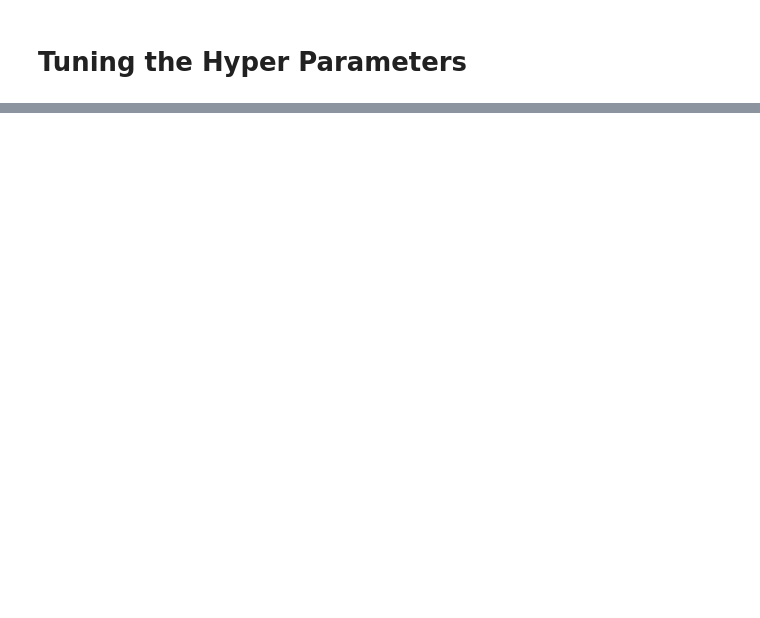
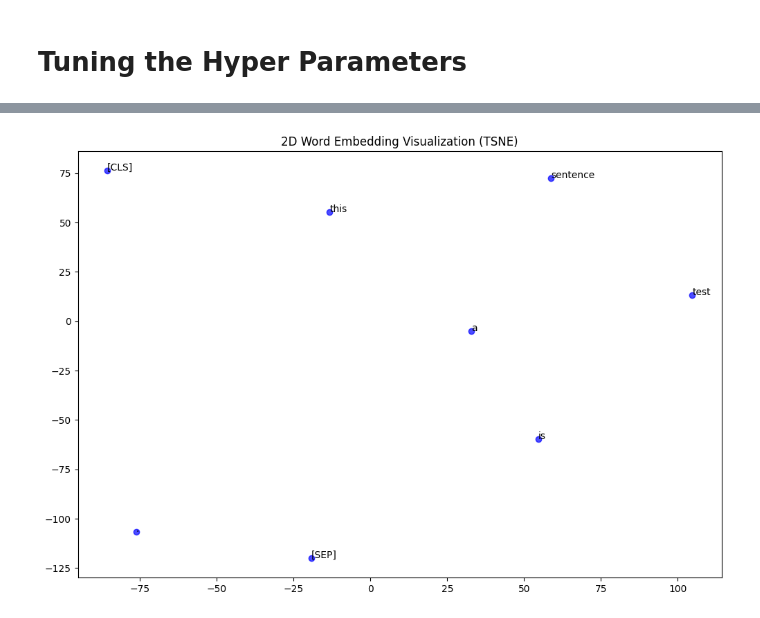
Before and after one commit to Susena-V/NLP_Misinformation, a Jupyter notebook: Final_BERT.ipynb, the cells around one changed output, grey strips where cells are left out. Drawn from its saved outputs; the diff is of its cells as text; code cells hidden in the pictures; blank space fills up the shorter version.

```diff
--- a/Final_BERT.ipynb
+++ b/Final_BERT.ipynb
@@ -494,0 +800,39 @@ import seaborn as sns
+# %%
+def generate_word_embeddings(text, tokenizer, model, device='cpu'):
+    model.to(device)
+    model.eval()
+    inputs = tokenizer(
+        text,
+        truncation=True,
+        padding=True,
+        max_length=512,
+        return_tensors='pt'
+    ).to(device)
+    with torch.no_grad():
+        outputs = model.bert(**inputs)
+        embeddings = outputs.last_hidden_state.squeeze(0).cpu().numpy()
+        tokens = tokenizer.convert_ids_to_tokens(inputs['input_ids'][0])
+    return tokens, embeddings
+# %%
+def plot_word_embeddings(tokens, embeddings, reduction_method='tsne'):
+    from sklearn.decomposition import PCA
+    from sklearn.manifold import TSNE
+
+    if reduction_method == 'pca':
+        reducer = PCA(n_components=2, random_state=42)
+    elif reduction_method == 'tsne':
+        reducer = TSNE(n_components=2, random_state=42, perplexity=min(5, len(tokens) - 1))
+    reduced_embeddings = reducer.fit_transform(embeddings)
+
+    plt.figure(figsize=(12, 8))
+    plt.scatter(reduced_embeddings[:, 0], reduced_embeddings[:, 1], color='blue', alpha=0.7)
+    for i, token in enumerate(tokens):
+        plt.annotate(token, (reduced_embeddings[i, 0], reduced_embeddings[i, 1]), fontsize=10)
+    plt.title(f"2D Word Embedding Visualization ({reduction_method.upper()})")
+    plt.show()
+
+# Example usage
+tokens, embeddings = generate_word_embeddings("This is a test sentence.", tokenizer, model, device=device)
+plot_word_embeddings(tokens, embeddings, reduction_method='tsne')
+# %% [output]
+[figure, added]
```
Also changed, not shown: parts of 13 cells of this notebook.
